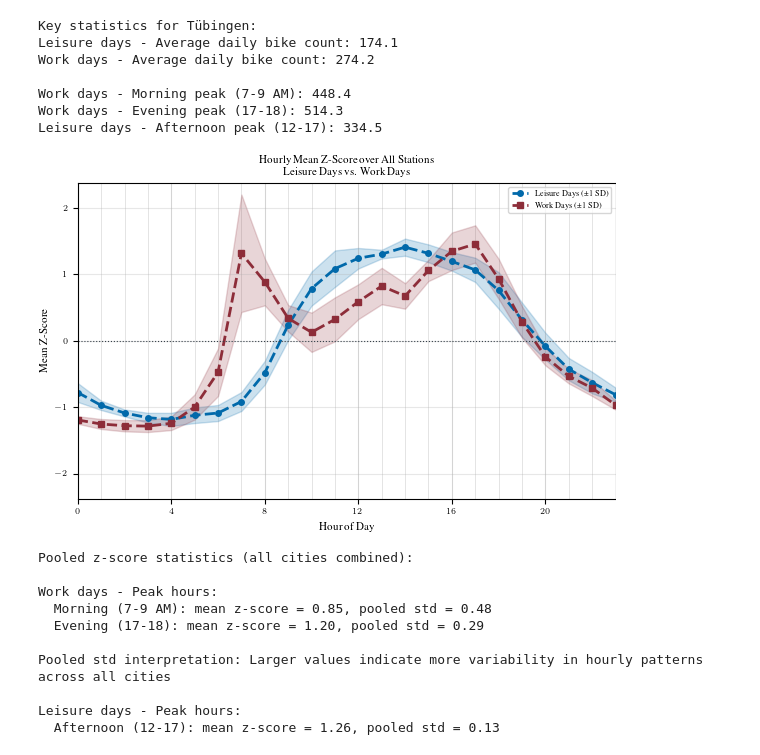
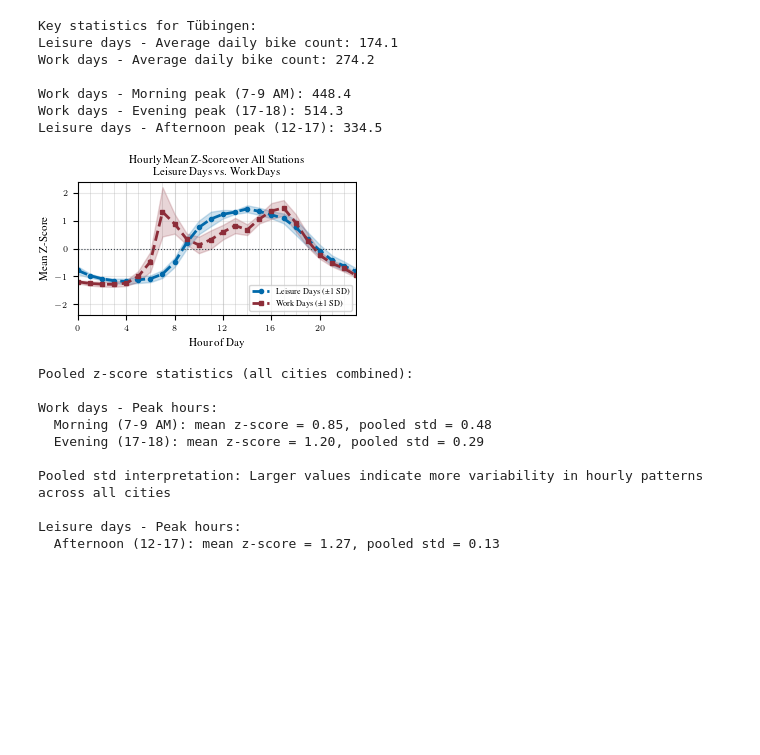
Before and after one commit to lohrynn/tuecycle, a Jupyter notebook: exp/regression.ipynb, the cells around one changed output. Cells and saved outputs as stored; diff of their text form; code cells hidden in the pictures; blank space fills up the shorter version.

Commit message:
rescale plots for report

```diff
--- a/exp/regression.ipynb
+++ b/exp/regression.ipynb
@@ -1516,7 +1533,8 @@ Leisure days - Afternoon peak (12-17): 334.5
 # %%
 # Pooled z-score analysis: Combine all cities' z-scores into one distribution
 # This shows the overall variability of z-scored patterns across ALL data points
-plt.rcParams.update(bundles.icml2024(column="half", nrows=1, ncols=1))
+plt.rcParams.update(bundles.icml2024(column="half", nrows=2, ncols=2))
+
 
 hours = np.arange(24)
 
@@ -1528,7 +1546,7 @@ for city in cities:
     city_df = city_dfs[city].copy()
 
     # Filter by day type
-    leisure_days = city_df[(city_df['day_of_week'] == 5) | (city_df['day_of_week'] == 6)]
+    leisure_days = city_df[(city_df['day_of_week'] >= 5) | (city_df['is_public_holiday'] == 1)]
     work_days = city_df[(city_df['day_of_week'] < 5) & (city_df['is_public_holiday'] == 0)]
 
     # Calculate hourly averages for this city
@@ -1552,11 +1570,11 @@ leisure_pooled_std = np.array([np.std(leisure_pooled_by_hour[h]) for h in range(
 work_pooled_mean = np.array([np.mean(work_pooled_by_hour[h]) for h in range(24)])
 work_pooled_std = np.array([np.std(work_pooled_by_hour[h]) for h in range(24)])
 
-fig, ax = plt.subplots(figsize=(6, 4))
+fig, ax = plt.subplots()
 
 # Plot leisure days
 ax.plot(hours, leisure_pooled_mean, color=tue_blue, linewidth=2, linestyle='--',
-        marker='o', markersize=4, label="Leisure Days (±1 SD)")
+        marker='o', markersize=3, label="Leisure Days (±1 SD)")
 ax.fill_between(hours,
                 leisure_pooled_mean - leisure_pooled_std,
                 leisure_pooled_mean + leisure_pooled_std,
@@ -1564,7 +1582,7 @@ ax.fill_between(hours,
 
 # Plot work days
 ax.plot(hours, work_pooled_mean, color=tue_red, linewidth=2, linestyle='--',
-        marker='s', markersize=4, label="Work Days (±1 SD)")
+        marker='s', markersize=3, label="Workdays (±1 SD)")
 ax.fill_between(hours,
                 work_pooled_mean - work_pooled_std,
                 work_pooled_mean + work_pooled_std,
@@ -1573,37 +1591,36 @@ ax.fill_between(hours,
 ax.set_xlabel("Hour of Day")
 ax.set_ylabel("Mean Z-Score")
 ax.set_title("Hourly Mean Z-Score over All Stations \n Leisure Days vs. Work Days")
 ax.set_xticks([0, 4, 8, 12, 16, 20])
 ax.set_xlim(0, 23)
 ax.axhline(0, color=tue_dark, linewidth=0.8, linestyle=':')
 
 # Center y-axis around 0
 ylim = ax.get_ylim()
 max_abs = max(abs(ylim[0]), abs(ylim[1]))
 ax.set_ylim(-max_abs, max_abs)
 
-ax.legend(loc="upper right")
+ax.legend(loc="lower right")
 ax.grid(True, alpha=0.3)
 # Add vertical lines at all whole numbers
 for h in range(24):
     ax.axvline(h, color='gray', linewidth=0.5, alpha=0.3, zorder=0)
 
-plt.tight_layout()
 plt.show()
 
-fig.savefig("all_cities_zscore_hourly_leisure_vs_work.pdf")
+fig.savefig("all_cities_zscore_hourly_leisure_vs_work.pdf", bbox_inches='tight')
 
 
 # Print statistics
 print("\nPooled z-score statistics (all cities combined):")
 print(f"\nWork days - Peak hours:")
 print(f"  Morning (7-9 AM): mean z-score = {work_pooled_mean[[7, 8, 9]].mean():.2f}, pooled std = {work_pooled_std[[7, 8, 9]].mean():.2f}")
 print(f"  Evening (17-18): mean z-score = {work_pooled_mean[[17, 18]].mean():.2f}, pooled std = {work_pooled_std[[17, 18]].mean():.2f}")
 print(f"\nPooled std interpretation: Larger values indicate more variability in hourly patterns across all cities")
 print(f"\nLeisure days - Peak hours:")
 print(f"  Afternoon (12-17): mean z-score = {leisure_pooled_mean[list(range(12, 18))].mean():.2f}, pooled std = {leisure_pooled_std[list(range(12, 18))].mean():.2f}")
 # %% [output]
-[figure, old version]
+[figure, new version]
 Pooled z-score statistics (all cities combined):
 
 Work days - Peak hours:
@@ -1613,4 +1630,4 @@ Work days - Peak hours:
 Pooled std interpretation: Larger values indicate more variability in hourly patterns across all cities
 
 Leisure days - Peak hours:
-  Afternoon (12-17): mean z-score = 1.26, pooled std = 0.13
+  Afternoon (12-17): mean z-score = 1.27, pooled std = 0.13
```
Also changed, not shown: parts of 5 cells of this notebook, 7 other files.
